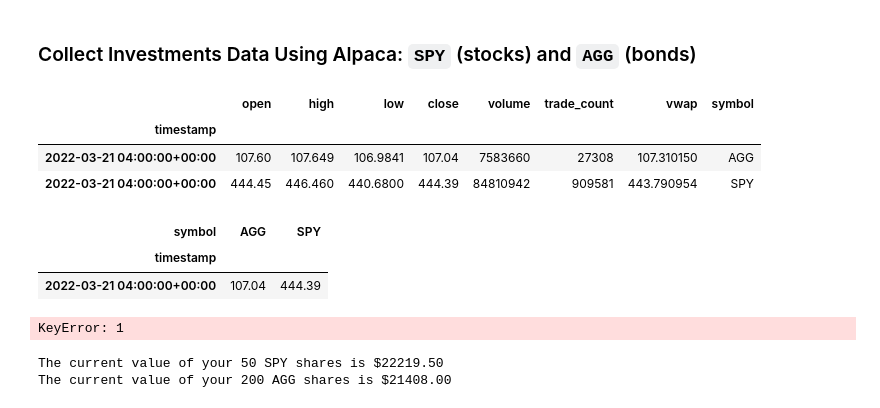
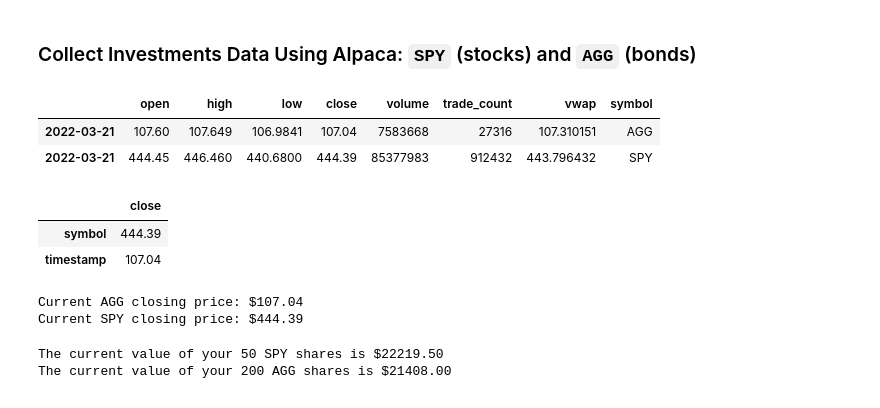
Before and after one commit to kxh3/api-homework05, a Jupyter notebook: 05-APIs/Instructions/Starter_Code/financial-planner.ipynb, the cells around one changed output. Cells and saved outputs as stored; diff of their text form; code cells hidden in the pictures.

```diff
--- a/05-APIs/Instructions/Starter_Code/financial-planner.ipynb
+++ b/05-APIs/Instructions/Starter_Code/financial-planner.ipynb
@@ -75,35 +72,35 @@ timeframe = '1D'
 # %%
 
 # Get current closing prices for SPY and AGG
 # (use a limit=1000 parameter to call the most recent 1000 days of data)
 df_ticker = api.get_bars(tickers,
 TimeFrame.Day,
 start= today, end=today, limit=1000).df
-
+df_ticker.index = df_ticker.index.date
 # Preview DataFrame
 df_ticker
 # %% [output]
 |  | open | high | low | close | volume | trade_count | vwap | symbol |
-| timestamp |  |  |  |  |  |  |  |  |
-| 2022-03-21 04:00:00+00:00 | 107.60 | 107.649 | 106.9841 | 107.04 | 7583660 | 27308 | 107.310150 | AGG |
-| 2022-03-21 04:00:00+00:00 | 444.45 | 446.460 | 440.6800 | 444.39 | 84810942 | 909581 | 443.790954 | SPY |
+| 2022-03-21 | 107.60 | 107.649 | 106.9841 | 107.04 | 7583668 | 27316 | 107.310151 | AGG |
+| 2022-03-21 | 444.45 | 446.460 | 440.6800 | 444.39 | 85377983 | 912432 | 443.796432 | SPY |
 # %%
 #turn table into pivot table
 closes = df_ticker.pivot_table(values="close", index="timestamp", columns="symbol")
 closes.head()
 # %% [output]
-| symbol | AGG | SPY |
-| timestamp |  |  |
-| 2022-03-21 04:00:00+00:00 | 107.04 | 444.39 |
+|  | close |
+| symbol | 444.39 |
+| timestamp | 107.04 |
 # %%
 # Pick AGG and SPY close prices
-agg_close_price = df_ticker[1][0]
-spy_close_price = df_ticker[2][0]
+agg_close_price = df_ticker.iloc[0,3]
+spy_close_price = df_ticker.iloc[1,3]
 # Print AGG and SPY close prices
 print(f"Current AGG closing price: ${agg_close_price}")
 print(f"Current SPY closing price: ${spy_close_price}")
 # %% [output]
-KeyError: 1
+Current AGG closing price: $107.04
+Current SPY closing price: $444.39
 # %%
 # Compute the current value of shares
 my_spy_value = spy_close_price * my_spy
```
Also changed, not shown: parts of 31 cells of this notebook.
